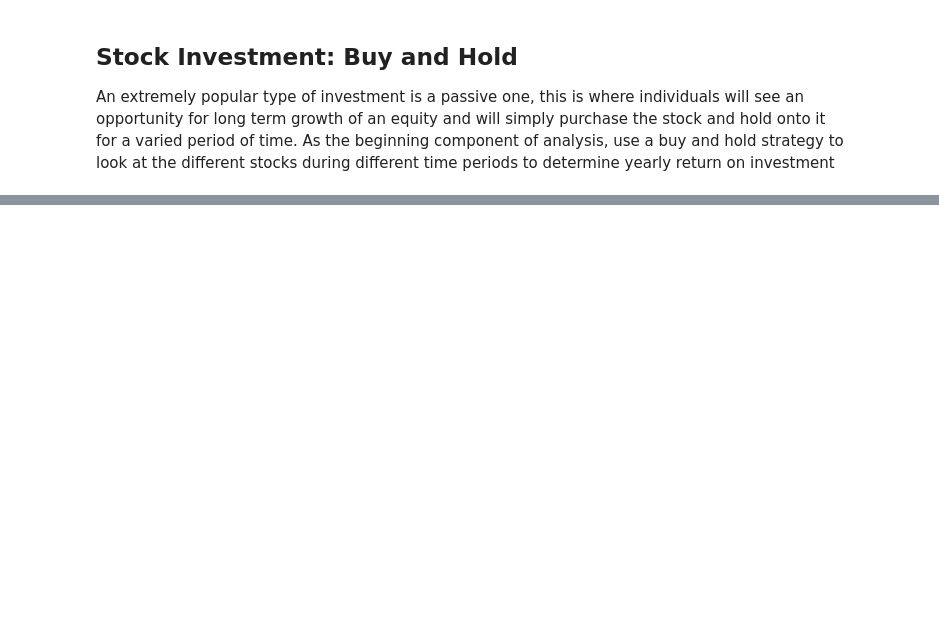
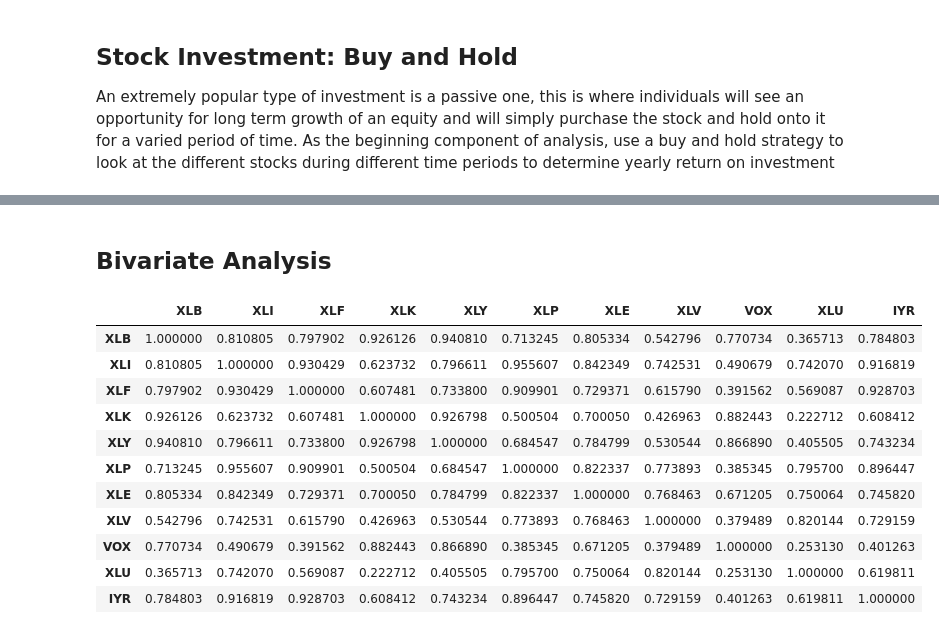
Before and after one commit to bennicholson2/Enhancing-Technical-Analysis-with-Data-Science, a Jupyter notebook: capstone_requirements/eda_data_cleaning.ipynb, the cells around one changed output, grey strips where cells are left out. Drawn from its saved outputs; the diff is of its cells as text; code cells hidden in the pictures; blank space fills up the shorter version.

```diff
--- a/capstone_requirements/eda_data_cleaning.ipynb
+++ b/capstone_requirements/eda_data_cleaning.ipynb
@@ -539,0 +754,18 @@ stochasting_roi(sector_etf_tickers,economic_cycle_periods_list,expected_values_s
+# %% [markdown]
+## Bivariate Analysis
+# %%
+# get the correlation for trough
+adjusted_close_sector_etf['trough'].corr()
+# %% [output]
+|  | XLB | XLI | XLF | XLK | XLY | XLP | XLE | XLV | VOX | XLU | IYR |
+| XLB | 1.000000 | 0.810805 | 0.797902 | 0.926126 | 0.940810 | 0.713245 | 0.805334 | 0.542796 | 0.770734 | 0.365713 | 0.784803 |
+| XLI | 0.810805 | 1.000000 | 0.930429 | 0.623732 | 0.796611 | 0.955607 | 0.842349 | 0.742531 | 0.490679 | 0.742070 | 0.916819 |
+| XLF | 0.797902 | 0.930429 | 1.000000 | 0.607481 | 0.733800 | 0.909901 | 0.729371 | 0.615790 | 0.391562 | 0.569087 | 0.928703 |
+| XLK | 0.926126 | 0.623732 | 0.607481 | 1.000000 | 0.926798 | 0.500504 | 0.700050 | 0.426963 | 0.882443 | 0.222712 | 0.608412 |
+| XLY | 0.940810 | 0.796611 | 0.733800 | 0.926798 | 1.000000 | 0.684547 | 0.784799 | 0.530544 | 0.866890 | 0.405505 | 0.743234 |
+| XLP | 0.713245 | 0.955607 | 0.909901 | 0.500504 | 0.684547 | 1.000000 | 0.822337 | 0.773893 | 0.385345 | 0.795700 | 0.896447 |
+| XLE | 0.805334 | 0.842349 | 0.729371 | 0.700050 | 0.784799 | 0.822337 | 1.000000 | 0.768463 | 0.671205 | 0.750064 | 0.745820 |
+| XLV | 0.542796 | 0.742531 | 0.615790 | 0.426963 | 0.530544 | 0.773893 | 0.768463 | 1.000000 | 0.379489 | 0.820144 | 0.729159 |
+| VOX | 0.770734 | 0.490679 | 0.391562 | 0.882443 | 0.866890 | 0.385345 | 0.671205 | 0.379489 | 1.000000 | 0.253130 | 0.401263 |
+| XLU | 0.365713 | 0.742070 | 0.569087 | 0.222712 | 0.405505 | 0.795700 | 0.750064 | 0.820144 | 0.253130 | 1.000000 | 0.619811 |
+| IYR | 0.784803 | 0.916819 | 0.928703 | 0.608412 | 0.743234 | 0.896447 | 0.745820 | 0.729159 | 0.401263 | 0.619811 | 1.000000 |
```
Also changed, not shown: parts of 55 cells of this notebook, 11 other files.
